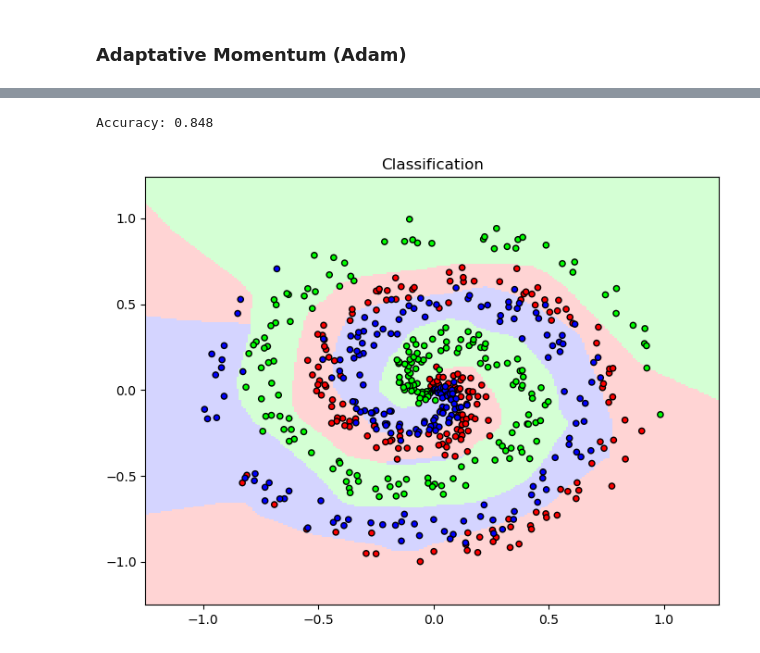
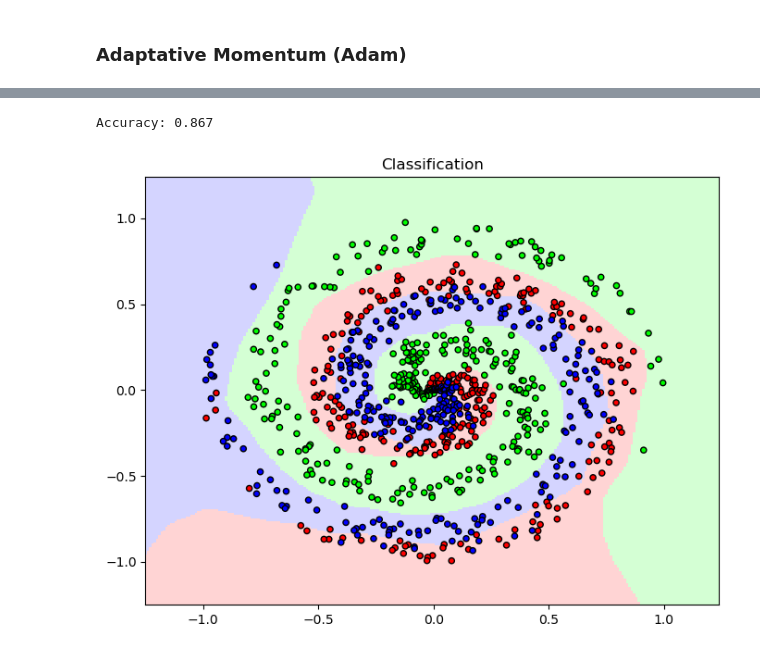
Before and after one commit to danilosiervi/neural_network, a Jupyter notebook: neural_network.ipynb, the cells around one changed output, grey strips where cells are left out. Saved outputs shown, nothing was run; the diff lists cells and outputs as text; code cells hidden in the pictures.

```diff
--- a/neural_network.ipynb
+++ b/neural_network.ipynb
@@ -48,7 +31,7 @@ class Layer:
 ### Dense Layer
 # %%
 class DenseLayer(Layer):
-    def __init__(self, n_inputs: int, n_neurons: int, weight_regularizer_l1=0, weight_regularizer_l2=0, bias_regularizer_l1=0, bias_regularizer_l2=0):
+    def __init__(self, n_inputs: int, n_neurons: int, weight_regularizer_l1=0., weight_regularizer_l2=0., bias_regularizer_l1=0., bias_regularizer_l2=0.):
         super().__init__()
 
         self.weights = 0.01 * np.random.randn(n_inputs, n_neurons)
@@ -89,7 +74,8 @@ class DenseLayer(Layer):
 # %%
 class DropoutLayer(Layer):
-    def __init__(self, rate):
+    def __init__(self, rate: float):
         super().__init__()
+        self.binary_mask = np.array([])
         self.rate = 1 - rate
 
     def forward(self, inputs: np.ndarray) -> np.ndarray:
@@ -180,0 +129,14 @@ class ActivationSoftmax(ActivationLayer):
+# %%
+class ActivationReLU(ActivationFunction):
+    def __init__(self):
+        def activation_function(inputs: np.ndarray) -> np.ndarray:
+            self.outputs = np.maximum(0, inputs)
+            return self.outputs
+
+        def activation_function_prime(outputs_prime: np.ndarray) -> np.ndarray:
+            self.inputs_prime = outputs_prime.copy()
+            self.inputs_prime[self.inputs <= 0] = 0
+
+            return self.inputs_prime
+
+        super().__init__(activation_function, activation_function_prime)
@@ -333,0 +410,5 @@ plt.show()
+# %%
+x, y = spiral_data(samples=500, classes=3)
+
+plt.scatter(x[:, 0], x[:, 1], c=y, cmap='brg')
+plt.show()
@@ -390,38 +479,40 @@ from matplotlib.colors import ListedColormap
 
 def predict(x):
     dense1_outputs = dense1.forward(x)
-    relu_outputs = relu.forward(dense1_outputs)
-    dense2_outputs = dense2.forward(relu_outputs)
-    softmax_outputs = softmax.forward(dense2_outputs)
+    activation1_outputs = activation1.forward(dense1_outputs)
+    dense2_outputs = dense2.forward(activation1_outputs)
+    activation2_outputs = activation2.forward(dense2_outputs)
 
-    return softmax_outputs
+    return activation2_outputs
 
 
-x_test, y_test = spiral_data(samples=200, classes=3)
+x_test, y_test = spiral_data(samples=300, classes=3)
 outputs = predict(x_test)
 y_pred = np.argmax(outputs, axis=1)
-accuracy = softmax.layer_accuracy(y_test)
+
+predictions = np.argmax(outputs, axis=1)
+accuracy = np.mean(predictions == y_test)
 
 h = 0.01
 x_min, x_max = -1.25, 1.25
 y_min, y_max = -1.25, 1.25
 xx, yy = np.meshgrid(np.arange(x_min, x_max, h), np.arange(y_min, y_max, h))
 
 outputs = predict(np.c_[xx.ravel(), yy.ravel()])
 z = np.argmax(outputs, axis=1)
 z = z.reshape(xx.shape)
 
 cmap_light = ListedColormap(['#FFAAAA', '#AAFFAA', '#AAAAFF'])
 cmap_bold = ListedColormap(['#FF0000', '#00FF00', '#0000FF'])
 plt.figure(figsize=(8, 6))
 plt.pcolormesh(xx, yy, z, cmap=cmap_light, alpha=0.5)
 
 plt.scatter(x_test[:, 0], x_test[:, 1], c=y_test, cmap=cmap_bold, edgecolor='k', s=20)
 plt.xlim(xx.min(), xx.max())
 plt.ylim(yy.min(), yy.max())
 plt.title(f"Classification")
 print(f'Accuracy: {accuracy:.3f}')
 plt.show()
 # %% [output]
-Accuracy: 0.848
+Accuracy: 0.867
-[figure, old version]
+[figure, new version]
```
Also changed, not shown: parts of 28 cells of this notebook.
